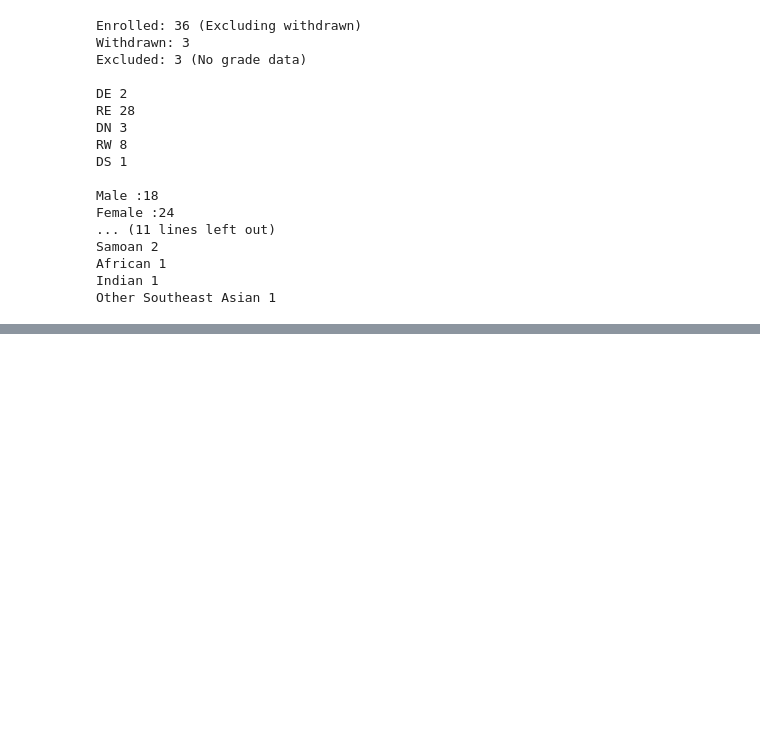
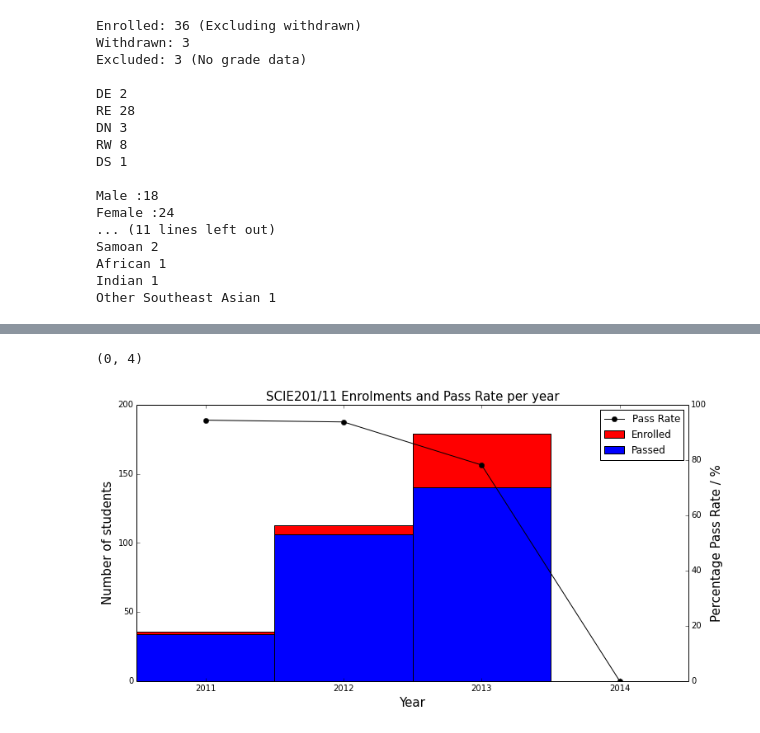
Before and after one commit to kaiwhata/Grade_analysis, a Jupyter notebook: SCIE211_grade_tools.ipynb, the cells around one changed output, grey strips where cells are left out. Drawn from its saved outputs; the diff is of its cells as text; code cells hidden in the pictures; blank space fills up the shorter version.

Commit message:
Update SCIE211_grade_tools.ipynb
Included new plots and text translation tool

```diff
--- a/SCIE211_grade_tools.ipynb
+++ b/SCIE211_grade_tools.ipynb
@@ -248,6 +252,7 @@ def paper_enrolments(data):
     print 'Enrolled: '+str(enrolled)+' (Excluding withdrawn)'
     print 'Withdrawn: '+str(wd)
     print 'Excluded: '+str(ex)+' (No grade data)'
+    return enrolled, wd, ex
 # %%
 def paper_enrolment_status(data):
     #includes withdrawn and no grade students
@@ -514,0 +745,7 @@ Other Southeast Asian 1
+# %%
+plot_data = [[],[]]
+for paper in [SCIE201_2011, SCIE201_2012, SCIE211_2013, SCIE211_2014]:
+    enrol, wd, exclu = paper_enrolments(paper)
+    ps, fl = pf(paper)
+    plot_data[0].append(enrol)
+    plot_data[1].append(ps)
@@ -514,0 +770,41 @@ Other Southeast Asian 1
+# %%
+
+fig = figure(1, figsize = (12,6) )
+title('SCIE201/11 Enrolments and Pass Rate per year', fontsize = 15)
+
+ax = fig.add_subplot(111)
+
+years = ['2011', '2012', '2013', '2014']
+
+ax.bar([i for i in range(len(years))] ,plot_data[0] , width = 1.0, color = 'red', label='Enrolled') #x, y, width
+ax.bar([i for i in range(len(years))] ,plot_data[1] , width = 1.0, color = 'blue', label= 'Passed')
+ax.plot([-10], [-10], 'ko-', label='Pass Rate')
+
+xlabel('Year', fontsize = 15)
+xticks([i+0.5 for i in range(len(years)+1)],years)
+ylabel('Number of students', fontsize = 15)
+ylim(0,200)
+legend( numpoints=1.0)
+
+
+pass_rate = []
+
+for j in range(len(plot_data[0])):
+    if not (plot_data[1][j]) == 0:
+        pass_rate.append(float(plot_data[1][j])/plot_data[0][j]*100)
+    else:
+        pass_rate.append(0.0)
+
+ax2 = ax.twinx()
+ax2.plot([i+0.5 for i in range(len(years))], pass_rate, 'ko-', label='Pass Rate')
+
+ax2.set_ylabel("Percentage Pass Rate / %", fontsize = 15)
+ax2.set_ylim(0, 100)
+
+
+ax.set_xlim(0,4)
+#ax.legend( numpoints=1.0)
+#ax2.legend( numpoints=1.0)
+# %% [output]
+(0, 4)
+[figure, added]
```
Also changed, not shown: parts of 29 cells of this notebook.
